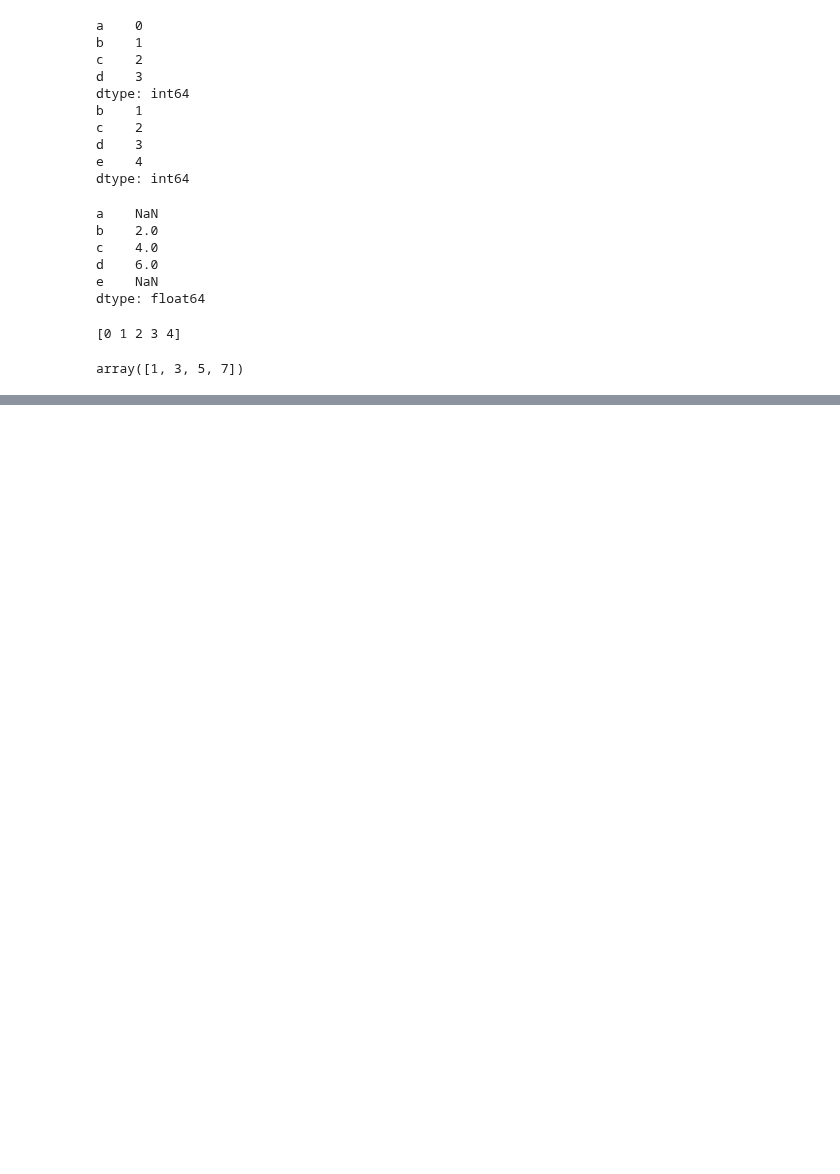
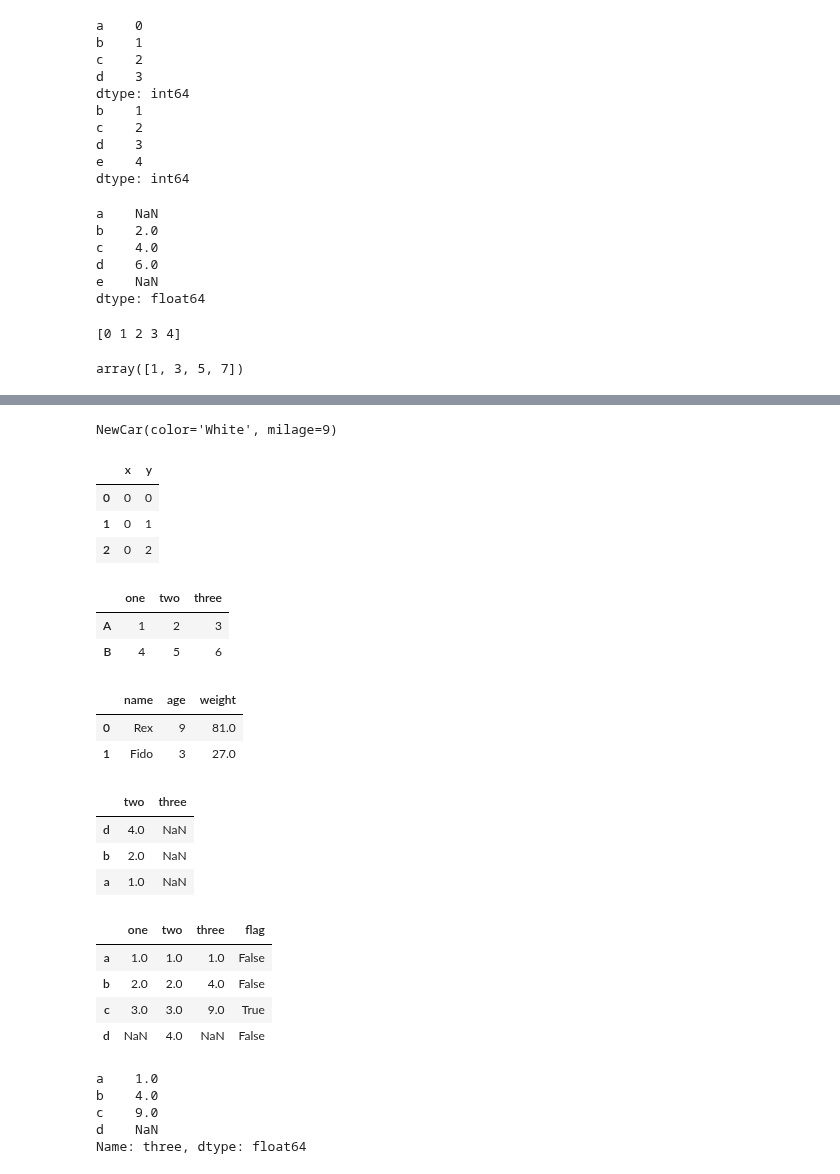
Before and after one commit to UtsavParashar/PythonProblems, a Jupyter notebook: PandasOffDoc.ipynb, the cells around one changed output, grey strips where cells are left out. Cells and saved outputs as stored; diff of their text form; code cells hidden in the pictures; blank space fills up the shorter version.

```diff
--- a/PandasOffDoc.ipynb
+++ b/PandasOffDoc.ipynb
@@ -1950,0 +1944,60 @@ NewCar(color='White', milage=9)
+# %%
+from dataclasses import make_dataclass
+NewCar = make_dataclass('NewCar', ['color', 'milage'])
+benz = NewCar('White', 9)
+benz
+# %% [output]
+NewCar(color='White', milage=9)
+# %%
+from dataclasses import make_dataclass
+Point = make_dataclass('Point', [('x', int), ('y', int)])
+pd.DataFrame([Point(0, 0), Point(0,1), Point(0,2)])
+# %% [output]
+|  | x | y |
+| 0 | 0 | 0 |
+| 1 | 0 | 1 |
+| 2 | 0 | 2 |
+# %%
+pd.DataFrame.from_dict(
+    dict([('A', np.arange(1,4)), ('B', np.arange(4,7))]),
+    orient = 'index',
+    columns=['one', 'two', 'three'])
+# %% [output]
+|  | one | two | three |
+| A | 1 | 2 | 3 |
+| B | 4 | 5 | 6 |
+# %%
+x = np.array([
+    ('Rex', 9, 81.0,),
+    ('Fido', 3, 27.0,),
+], dtype=[('name', 'U10'), ('age','i4'), ('weight', 'f4')]
+)
+
+pd.DataFrame.from_records(x)
+# %% [output]
+|  | name | age | weight |
+| 0 | Rex | 9 | 81.0 |
+| 1 | Fido | 3 | 27.0 |
+# %%
+df
+# %% [output]
+|  | two | three |
+| d | 4.0 | NaN |
+| b | 2.0 | NaN |
+| a | 1.0 | NaN |
+# %%
+d = {
+    'one': pd.Series(np.arange(1,4).astype(float), index=['a','b','c']),
+    'two': pd.Series(np.arange(1,5).astype(float), index=['a','b','c','d']),
+}
+df = pd.DataFrame(d)
+df['one']   ## Selection
+df['three'] = df['one'] * df['two'] ## Column Addition
+df['flag'] = df['one'] > 2  ## Column Addition
+df
+# %% [output]
+|  | one | two | three | flag |
+| a | 1.0 | 1.0 | 1.0 | False |
+| b | 2.0 | 2.0 | 4.0 | False |
+| c | 3.0 | 3.0 | 9.0 | True |
+| d | NaN | 4.0 | NaN | False |
@@ -1950,0 +2006,9 @@ NewCar(color='White', milage=9)
+# %%
+three = df.pop('three')
+three
+# %% [output]
+a    1.0
+b    4.0
+c    9.0
+d    NaN
+Name: three, dtype: float64
```
Also changed, not shown: parts of 50 cells of this notebook, 2 other files.
